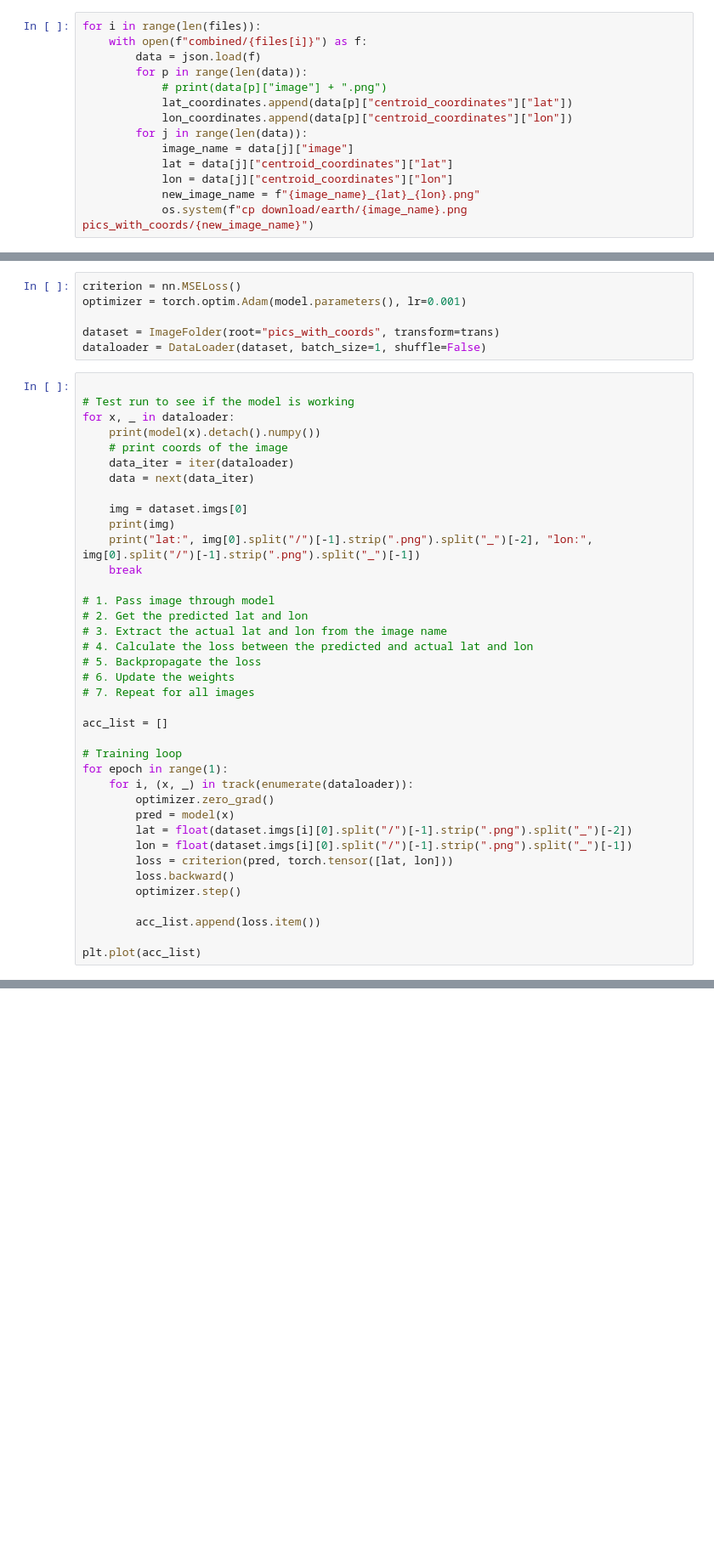
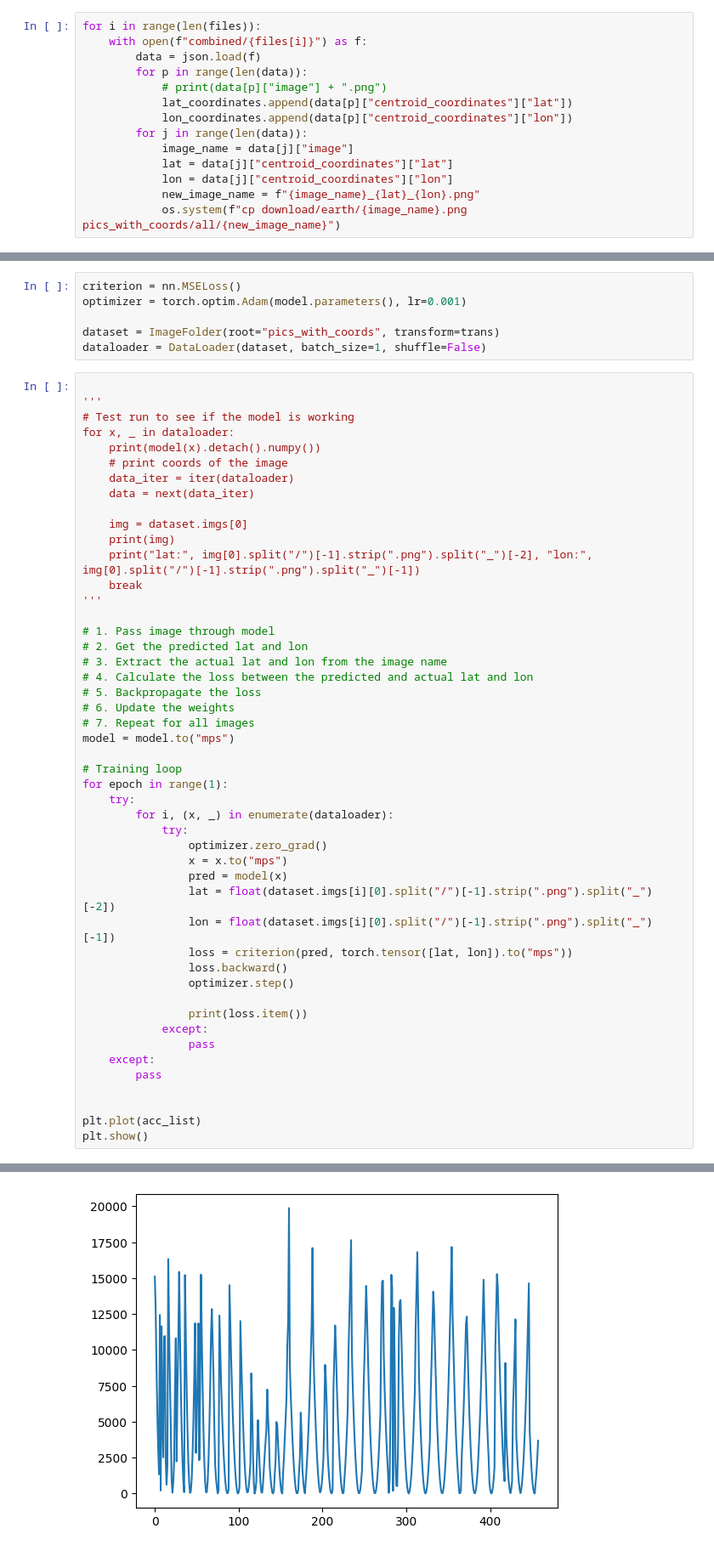
Before and after one commit to kevin-paul97/fantastic-palm-tree, a Jupyter notebook: Project/main.ipynb, the cells around one changed output, grey strips where cells are left out. Shown at 85% size. Drawn from its saved outputs; the diff is of its cells as text; blank space fills up the shorter version.

```diff
--- a/Project/main.ipynb
+++ b/Project/main.ipynb
@@ -145,4 +173,4 @@ for i in range(len(files)):
             lat = data[j]["centroid_coordinates"]["lat"]
             lon = data[j]["centroid_coordinates"]["lon"]
             new_image_name = f"{image_name}_{lat}_{lon}.png"
-            os.system(f"cp download/earth/{image_name}.png pics_with_coords/{new_image_name}")
+            os.system(f"cp download/earth/{image_name}.png pics_with_coords/all/{new_image_name}")
@@ -165,6 +229,7 @@ dataset = ImageFolder(root="pics_with_coords", transform=trans)
 dataloader = DataLoader(dataset, batch_size=1, shuffle=False)
 # %%
 
+'''
 # Test run to see if the model is working
 for x, _ in dataloader:
     print(model(x).detach().numpy())
@@ -176,6 +241,7 @@ for x, _ in dataloader:
     print(img)
     print("lat:", img[0].split("/")[-1].strip(".png").split("_")[-2], "lon:", img[0].split("/")[-1].strip(".png").split("_")[-1])
     break
+'''
 
 # 1. Pass image through model
 # 2. Get the predicted lat and lon
@@ -184,21 +250,29 @@ for x, _ in dataloader:
 # 5. Backpropagate the loss
 # 6. Update the weights
 # 7. Repeat for all images
-
-acc_list = []
+model = model.to("mps")
 
 # Training loop
 for epoch in range(1):
-    for i, (x, _) in track(enumerate(dataloader)):
-        optimizer.zero_grad()
-        pred = model(x)
-        lat = float(dataset.imgs[i][0].split("/")[-1].strip(".png").split("_")[-2])
-        lon = float(dataset.imgs[i][0].split("/")[-1].strip(".png").split("_")[-1])
-        loss = criterion(pred, torch.tensor([lat, lon]))
-        loss.backward()
-        optimizer.step()
+    try:
+        for i, (x, _) in enumerate(dataloader):
+            try:
+                optimizer.zero_grad()
+                x = x.to("mps")
+                pred = model(x)
+                lat = float(dataset.imgs[i][0].split("/")[-1].strip(".png").split("_")[-2])
+                lon = float(dataset.imgs[i][0].split("/")[-1].strip(".png").split("_")[-1])
+                loss = criterion(pred, torch.tensor([lat, lon]).to("mps"))
+                loss.backward()
+                optimizer.step()
 
-        acc_list.append(loss.item())
+                print(loss.item())
+            except:
+                pass
+    except:
+        pass
+
 
 plt.plot(acc_list)
+plt.show()
 # %% [output]
@@ -206 +296,2 @@ plt.plot(acc_list)
+[figure, added]
 # %%
```
Also changed, not shown: parts of 9 cells of this notebook.
